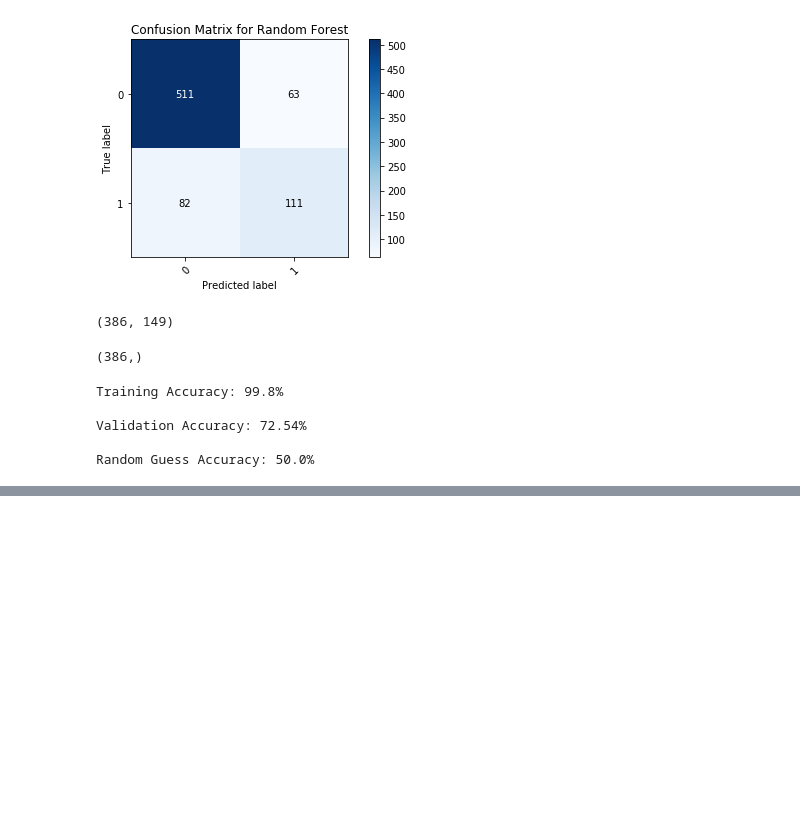
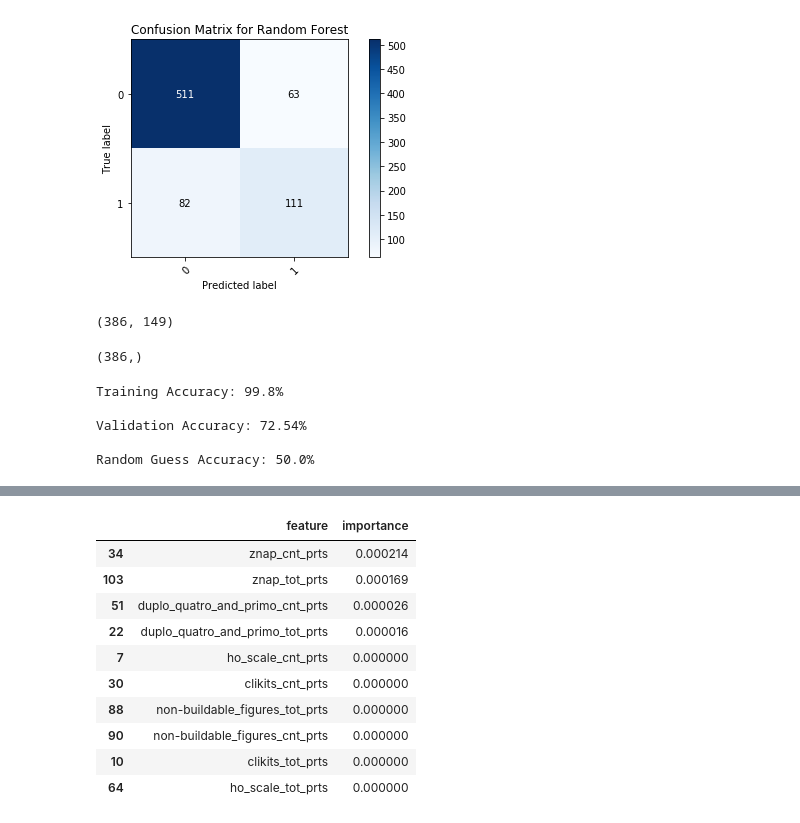
Before and after one commit to NathanVenos/Classifying_LEGO_Value_Retention, a Jupyter notebook: analysis/random_forest.ipynb, the cells around one changed output, grey strips where cells are left out. Saved outputs shown, nothing was run; the diff lists cells and outputs as text; code cells hidden in the pictures; blank space fills up the shorter version.

```diff
--- a/analysis/random_forest.ipynb
+++ b/analysis/random_forest.ipynb
@@ -566,0 +612,14 @@ Random Guess Accuracy: 50.0%
+# %%
+importance_df.sort_values('importance', ascending=False).tail(10)
+# %% [output]
+|  | feature | importance |
+| 34 | znap_cnt_prts | 0.000214 |
+| 103 | znap_tot_prts | 0.000169 |
+| 51 | duplo_quatro_and_primo_cnt_prts | 0.000026 |
+| 22 | duplo_quatro_and_primo_tot_prts | 0.000016 |
+| 7 | ho_scale_cnt_prts | 0.000000 |
+| 30 | clikits_cnt_prts | 0.000000 |
+| 88 | non-buildable_figures_tot_prts | 0.000000 |
+| 90 | non-buildable_figures_cnt_prts | 0.000000 |
+| 10 | clikits_tot_prts | 0.000000 |
+| 64 | ho_scale_tot_prts | 0.000000 |
```
Also changed, not shown: parts of 3 cells of this notebook, 4 other files.
